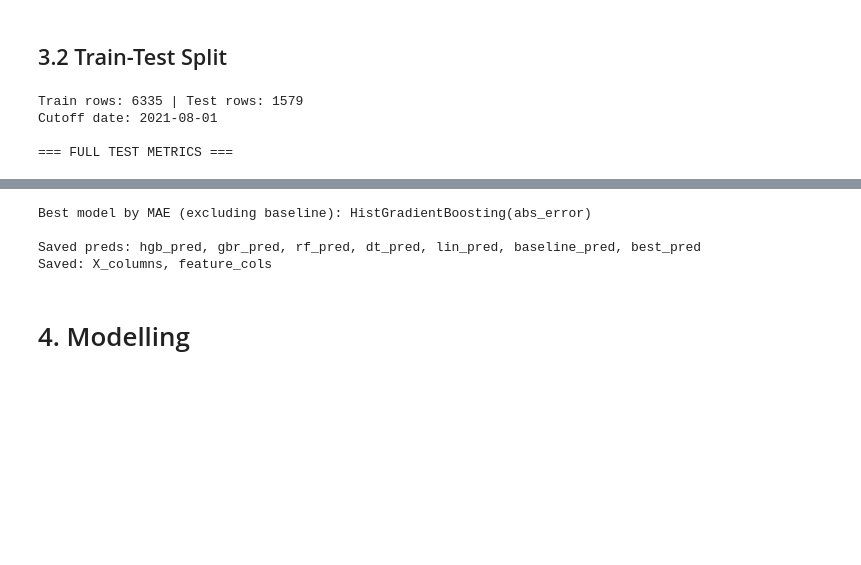
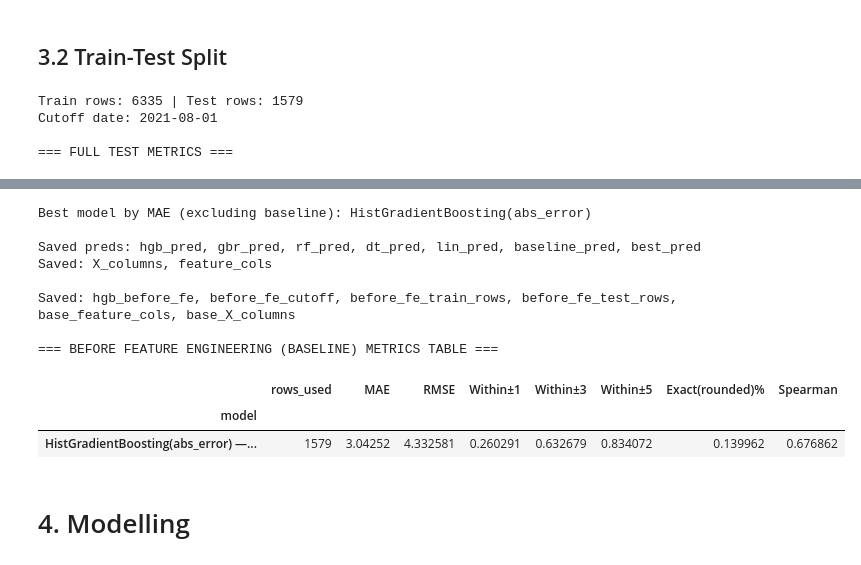
Before and after one commit to justinhozx/MLDP-F1, a Jupyter notebook: MLDP_F1.ipynb, the cells around one changed output, grey strips where cells are left out. Cells and saved outputs as stored; diff of their text form; code cells hidden in the pictures; blank space fills up the shorter version.

Commit message:
BEFORE and AFTER FE

```diff
--- a/MLDP_F1.ipynb
+++ b/MLDP_F1.ipynb
@@ -611,6 +737,28 @@ from sklearn.linear_model import LinearRegression
 from sklearn.metrics import mean_absolute_error, mean_squared_error
 import numpy as np
 import pandas as pd
+feature_cols = [
+    "year","round","circuitId","alt","lat","lng",
+    "grid","has_quali","quali_position","quali_best_sec",
+    "driver_age",
+    "driver_races_before","constructor_races_before",
+    "driver_last_finish","driver_avg_finish_last5","driver_avg_points_last5",
+    "constructor_avg_finish_last5","constructor_avg_points_last5",
+
+    # ✅ car strength
+    "team_avg_finish_last5_teammates",
+    "team_avg_points_last5_teammates",
+    "team_avg_finish_last_year_same_track",
+
+    # ✅ driver outperforming car
+    "driver_vs_team_finish_delta_last5",
+    "driver_vs_team_finish_ratio_last5",
+    "driver_vs_team_points_delta_last5",
+    "driver_vs_team_points_ratio_last5",
+
+    "driver_season_points_to_date","constructor_season_points_to_date",
+    "driverId","constructorId","country"
+]
 
 # ----------------------------
 # 1) Choose dataset + split
@@ -750,33 +898,43 @@ print("\nBest model by MAE (excluding baseline):", best_model_name_no_baseline)
 best_model = models[best_model_name_no_baseline]
 best_pred = preds[best_model_name_no_baseline]
 
 # Named preds
 hgb_pred = preds["HistGradientBoosting(abs_error)"]
 gbr_pred = preds["GradientBoostingRegressor"]
 rf_pred  = preds["RandomForestRegressor"]
 dt_pred  = preds["DecisionTreeRegressor"]
 lin_pred = preds["LinearRegression"]
 baseline_pred = preds["Baseline(grid)"]
 
 print("\nSaved preds: hgb_pred, gbr_pred, rf_pred, dt_pred, lin_pred, baseline_pred, best_pred")
 print("Saved: X_columns, feature_cols")
+print("\nSaved: hgb_before_fe, before_fe_cutoff, before_fe_train_rows, before_fe_test_rows, base_feature_cols, base_X_columns")
+print("\n=== BEFORE FEATURE ENGINEERING (BASELINE) METRICS TABLE ===")
+display(report)
 # %% [output]
 Train rows: 6335 | Test rows: 1579
 Cutoff date: 2021-08-01
 
 === FULL TEST METRICS ===
 |  | rows_used | MAE | RMSE | MedianAE | TrimMAE95 | P95_abs_err | Within±1 | Within±2 | Within±3 | Within±5 | ... |
 | model |  |  |  |  |  |  |  |  |  |  | ... |
 | HistGradientBoosting(abs_error) | 1579 | 2.989950 | 4.306484 | 2.037527 | 2.454393 | 9.734240 | 0.265991 | 0.492717 | 0.647245 | 0.830906 | ... |
 | GradientBoostingRegressor | 1579 | 3.534735 | 4.402927 | 2.956016 | 3.163982 | 8.468504 | 0.162761 | 0.328056 | 0.507283 | 0.754275 | ... |
 | RandomForestRegressor | 1579 | 3.634427 | 4.489329 | 3.180438 | 3.257325 | 8.493727 | 0.143762 | 0.309690 | 0.473718 | 0.746675 | ... |
 | Baseline(grid) | 1579 | 3.697277 | 5.432993 | 2.000000 | 3.100930 | 13.000000 | 0.360355 | 0.522483 | 0.633946 | 0.781507 | ... |
 | LinearRegression | 1579 | 3.887790 | 5.085532 | 2.988260 | 3.406986 | 11.011159 | 0.169094 | 0.328689 | 0.501583 | 0.723876 | ... |
 | DecisionTreeRegressor | 1579 | 4.118407 | 5.453889 | 3.120968 | 3.607076 | 11.891071 | 0.183027 | 0.354022 | 0.496517 | 0.705510 | ... |
 Best model by MAE (excluding baseline): HistGradientBoosting(abs_error)
 
 Saved preds: hgb_pred, gbr_pred, rf_pred, dt_pred, lin_pred, baseline_pred, best_pred
 Saved: X_columns, feature_cols
+
+Saved: hgb_before_fe, before_fe_cutoff, before_fe_train_rows, before_fe_test_rows, base_feature_cols, base_X_columns
+
+=== BEFORE FEATURE ENGINEERING (BASELINE) METRICS TABLE ===
+|  | rows_used | MAE | RMSE | Within±1 | Within±3 | Within±5 | Exact(rounded)% | Spearman |
+| model |  |  |  |  |  |  |  |  |
+| HistGradientBoosting(abs_error) —... | 1579 | 3.04252 | 4.332581 | 0.260291 | 0.632679 | 0.834072 | 0.139962 | 0.676862 |
 # %% [markdown]
 # 4. Modelling
 # %%
```
Also changed, not shown: parts of 2 cells of this notebook.
